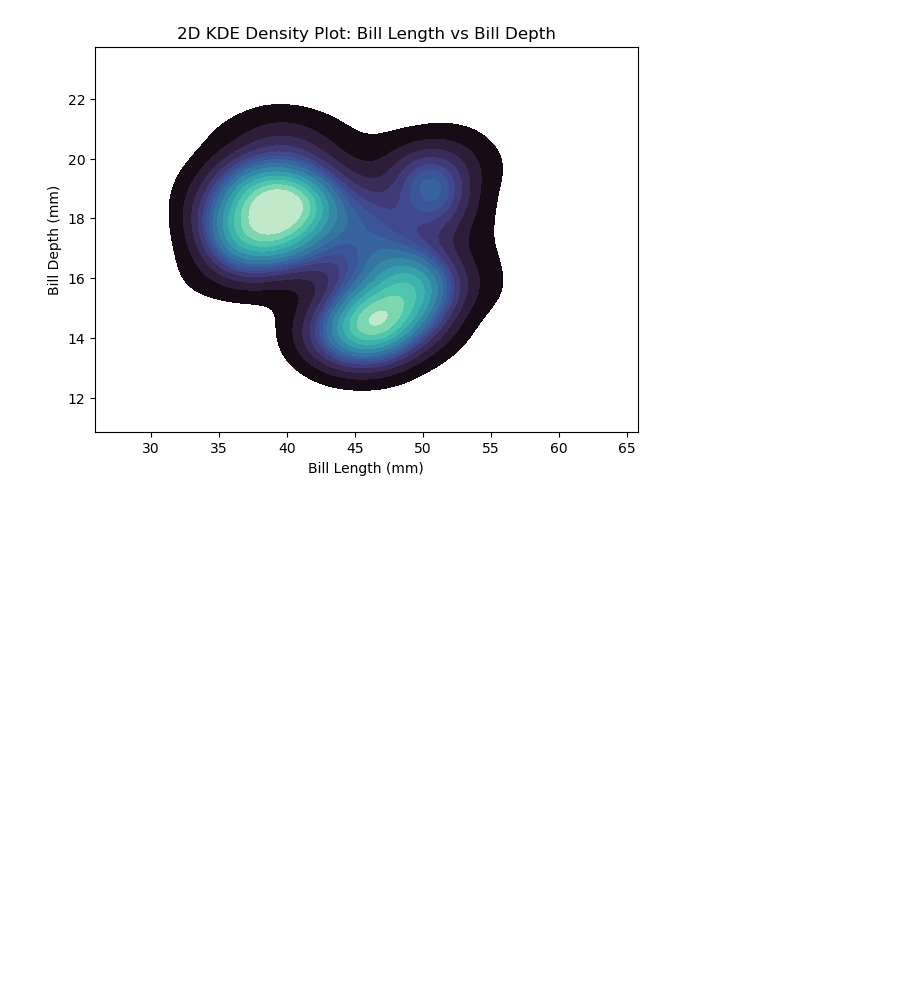
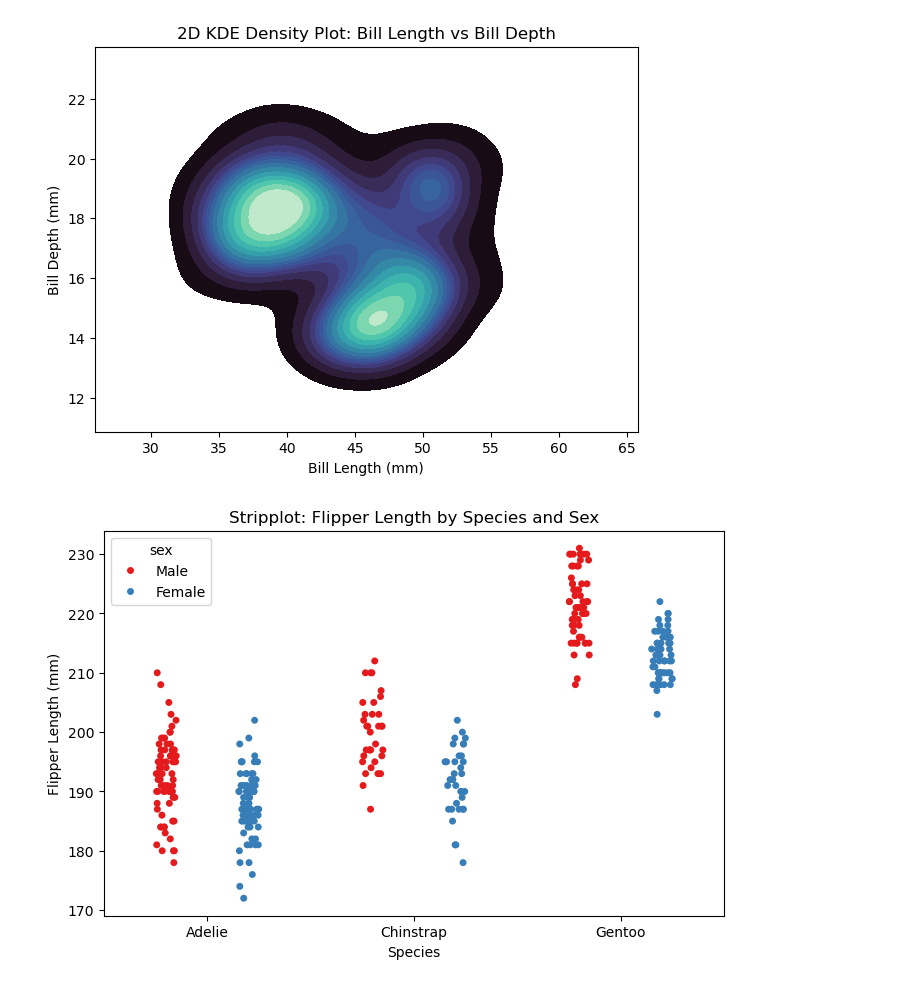
Before and after one commit to md-faiyazkhan/ml-practice, a Jupyter notebook: Seaborn/Seaborn.ipynb, the cells around one changed output. Saved outputs shown, nothing was run; the diff lists cells and outputs as text; code cells hidden in the pictures; blank space fills up the shorter version.

```diff
--- a/Seaborn/Seaborn.ipynb
+++ b/Seaborn/Seaborn.ipynb
@@ -207,3 +207,17 @@ plt.ylabel("Bill Depth (mm)")
 plt.show()
 # %% [output]
 [figure]
+# %%
+# Stripplot of flipper length by species
+plt.figure(figsize=(8,5))
+
+sns.stripplot(data=penguins, x="species", y="flipper_length_mm", hue="sex", jitter=True, dodge=True, palette="Set1")
+
+# Add title and labels
+plt.title("Stripplot: Flipper Length by Species and Sex")
+plt.xlabel("Species")
+plt.ylabel("Flipper Length (mm)")
+
+plt.show()
+# %% [output]
+[figure, added]
```
